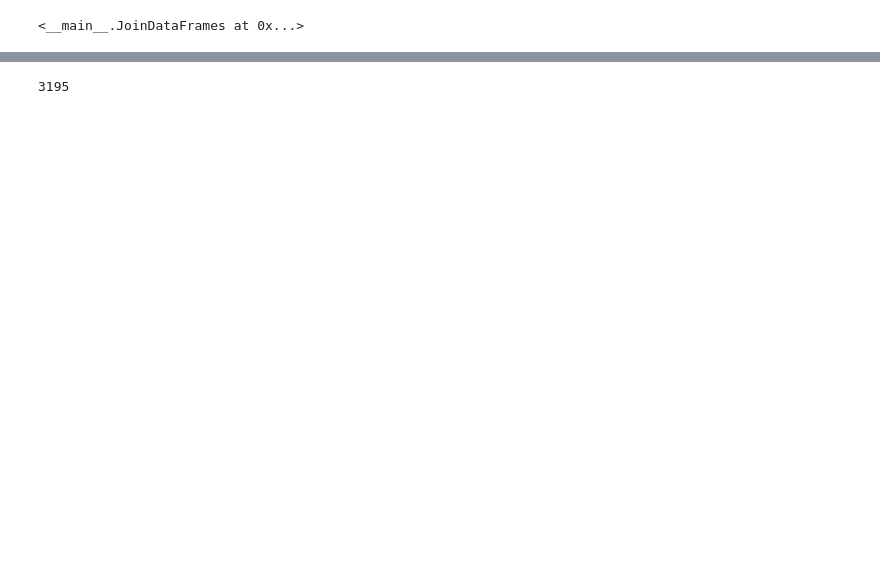
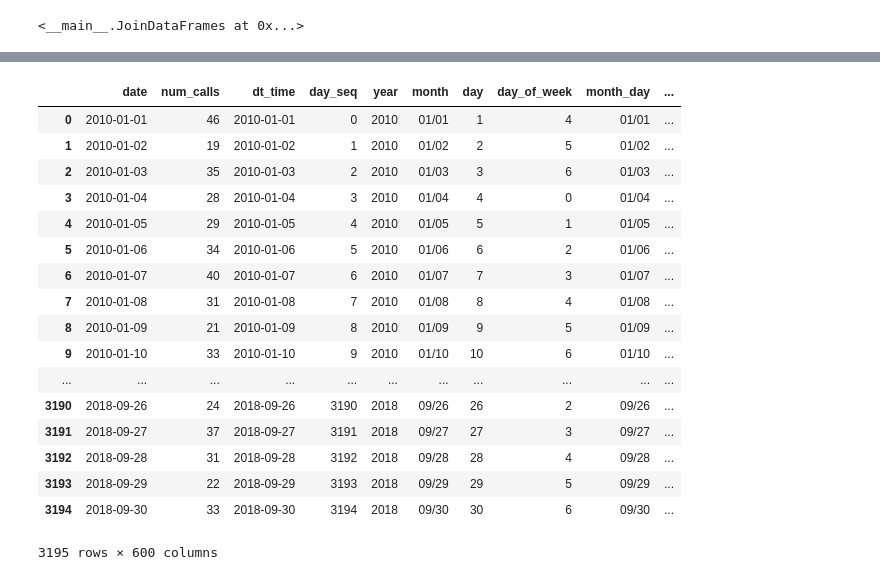
Before and after one commit to analyticallycorrect/seattle_domestic_violence, a Jupyter notebook: Notebooks/pipeline_dev.ipynb, the cells around one changed output, grey strips where cells are left out. Cells and saved outputs as stored; diff of their text form; code cells hidden in the pictures; blank space fills up the shorter version.

```diff
--- a/Notebooks/pipeline_dev.ipynb
+++ b/Notebooks/pipeline_dev.ipynb
@@ -207,8 +209,8 @@ class DateDummies():
         return self
 
     def transform(self):
-        return pd.get_dummies(self.X[['date', 'day', 'month_weekday']].set_index('date'),
-                              columns=['day', 'month_weekday']).reset_index().drop_duplicates()
+        return pd.get_dummies(self.X[['date', 'day', 'month_weekday', 'month_day']].set_index('date'),
+                              columns=['day', 'month_weekday', 'month_day']).reset_index().drop_duplicates()
 
 
 class HolidayDummies():
@@ -351,6 +353,14 @@ class SeattleHolidays:
                 self[holidays.easter(year=year)] = "Easter"
                 # Add Good Friday
                 self[holidays.easter(year=year)  -  dt.timedelta(days=2)] = "Good Friday"
+                # Add May Da
+                self[dt.date(year, 5, 1)] = "May Day"
+                # Add Cinco De Mayo
+                self[dt.date(year, 5, 5)] = "Cinco De Mayo"
+                # Add Halloween
+                self[dt.date(year, 10, 31)] = "Halloween"
+                # Add Día de Muertos
+                self[dt.date(year, 11, 2)] = "Halloween"
                 # Add Christmas Eve
                 self[dt.date(year, 12, 24)] = "Christmas Eve"
                 # Add New Years Eve
@@ -429,7 +440,7 @@ retriever = DataRetrieval()
 # %%
 calls = retriever.get_calls_data()
 # %%
-counter = CountCalls('neighborhood')
+counter = CountCalls('city')
 # %%
 counter.fit(calls)
 # %% [output]
@@ -628,5 +594,5 @@ joiner.fit(calls_w_features)
 # %% [output]
 <__main__.JoinDataFrames at 0x...>
 # %%
-wow = joiner.transform()
+calls_final = joiner.transform()
 # %%
@@ -657,4 +601,0 @@ wow
-# %%
-len(dt_dummies.drop_duplicates())
-# %% [output]
-3195
@@ -662,0 +602,21 @@ wow.fillna(0)
+# %%
+calls_final
+# %% [output]
+|  | date | num_calls | dt_time | day_seq | year | month | day | day_of_week | month_day | ... |
+| 0 | 2010-01-01 | 46 | 2010-01-01 | 0 | 2010 | 01/01 | 1 | 4 | 01/01 | ... |
+| 1 | 2010-01-02 | 19 | 2010-01-02 | 1 | 2010 | 01/02 | 2 | 5 | 01/02 | ... |
+| 2 | 2010-01-03 | 35 | 2010-01-03 | 2 | 2010 | 01/03 | 3 | 6 | 01/03 | ... |
+| 3 | 2010-01-04 | 28 | 2010-01-04 | 3 | 2010 | 01/04 | 4 | 0 | 01/04 | ... |
+| 4 | 2010-01-05 | 29 | 2010-01-05 | 4 | 2010 | 01/05 | 5 | 1 | 01/05 | ... |
+| 5 | 2010-01-06 | 34 | 2010-01-06 | 5 | 2010 | 01/06 | 6 | 2 | 01/06 | ... |
+| 6 | 2010-01-07 | 40 | 2010-01-07 | 6 | 2010 | 01/07 | 7 | 3 | 01/07 | ... |
+| 7 | 2010-01-08 | 31 | 2010-01-08 | 7 | 2010 | 01/08 | 8 | 4 | 01/08 | ... |
+| 8 | 2010-01-09 | 21 | 2010-01-09 | 8 | 2010 | 01/09 | 9 | 5 | 01/09 | ... |
+| 9 | 2010-01-10 | 33 | 2010-01-10 | 9 | 2010 | 01/10 | 10 | 6 | 01/10 | ... |
+| ... | ... | ... | ... | ... | ... | ... | ... | ... | ... | ... |
+| 3190 | 2018-09-26 | 24 | 2018-09-26 | 3190 | 2018 | 09/26 | 26 | 2 | 09/26 | ... |
+| 3191 | 2018-09-27 | 37 | 2018-09-27 | 3191 | 2018 | 09/27 | 27 | 3 | 09/27 | ... |
+| 3192 | 2018-09-28 | 31 | 2018-09-28 | 3192 | 2018 | 09/28 | 28 | 4 | 09/28 | ... |
+| 3193 | 2018-09-29 | 22 | 2018-09-29 | 3193 | 2018 | 09/29 | 29 | 5 | 09/29 | ... |
+| 3194 | 2018-09-30 | 33 | 2018-09-30 | 3194 | 2018 | 09/30 | 30 | 6 | 09/30 | ... |
+3195 rows × 600 columns
```
Also changed, not shown: parts of 22 cells of this notebook.
